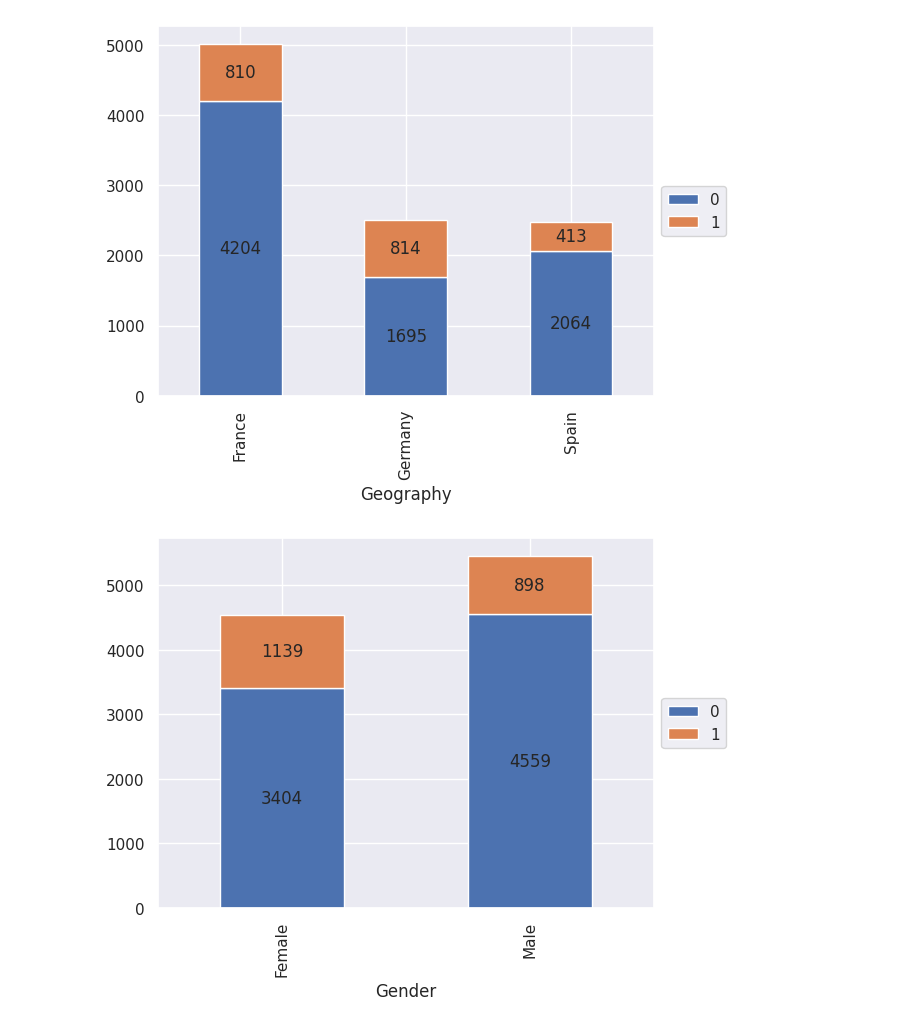
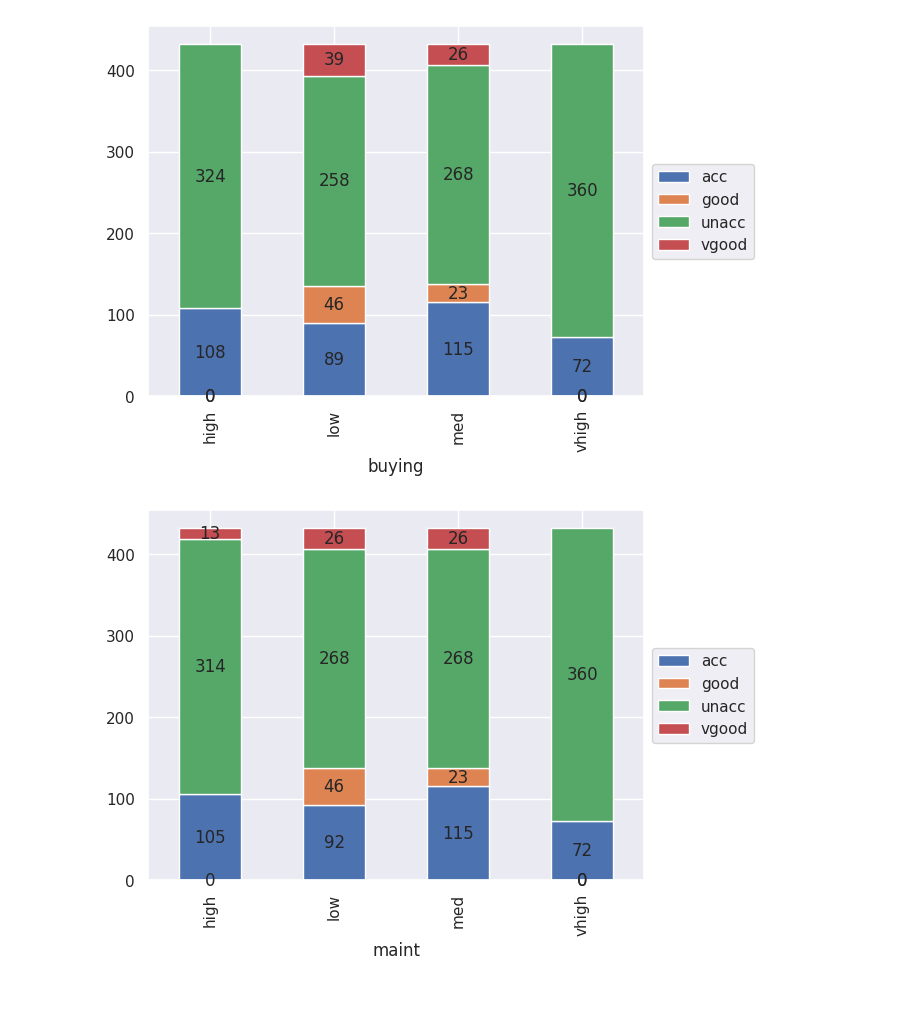
Before and after one commit to AyeshaAmjad-Astera/ML1-XAI, a Jupyter notebook: Project/notebooks/exploratory_analysis.ipynb, the cells around one changed output. Cells and saved outputs as stored; diff of their text form; code cells hidden in the pictures; blank space fills up the shorter version.

```diff
--- a/Project/notebooks/exploratory_analysis.ipynb
+++ b/Project/notebooks/exploratory_analysis.ipynb
@@ -68,2 +54,0 @@ df[cat_col].nunique().to_frame().rename(columns={0: 'unique_values_count'})
-# %%
-df.drop(['Surname'], axis=1, inplace=True)
@@ -85,2 +54,0 @@ df[['RowNumber', 'CustomerId']].nunique().to_frame().rename(columns={0: 'unique_
-# %%
-df.drop(['RowNumber', 'CustomerId'], axis=1, inplace=True)
@@ -102,5 +54,0 @@ df.nunique().to_frame().rename(columns={0: 'unique_values_count'})
-# %%
-df['NumOfProducts'] = df['NumOfProducts'].astype('category', copy=False)
-df['HasCrCard'] = df['HasCrCard'].astype('category', copy=False)
-df['IsActiveMember'] = df['IsActiveMember'].astype('category', copy=False)
-df['Tenure'] = df['Tenure'].astype('category', copy=False)
@@ -108,0 +55,6 @@ cat_col = df.select_dtypes(include=['object', 'category']).columns.tolist()
+# %%
+for col in df.columns:
+    print(col, df[col].unique())
+    print('-'*30)
+    print(df[col].value_counts())
+    print("="*30 + '\n')
@@ -125,6 +95,6 @@ visualization.pie_plot(df, 'Exited')
 # %%
-for col in cat_col:
-    visualization.crosstab_plot(df, col, 'Exited')
+for col in df.columns[:-1]:
+    visualization.crosstab_plot(df, col, 'class')
 # %% [output]
-[figure, old version]
+[figure, new version]
-[figure, old version]
+[figure, new version]
```
Also changed, not shown: parts of 38 cells of this notebook, 33 other files.
